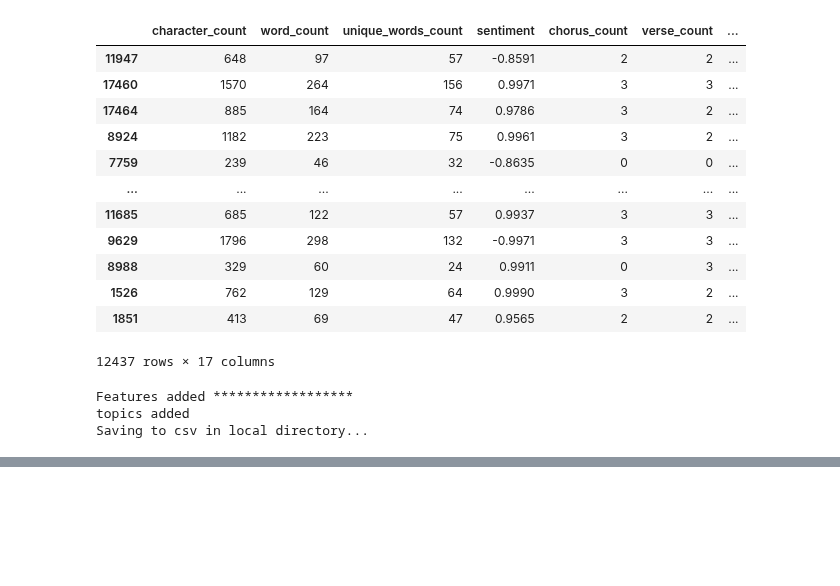
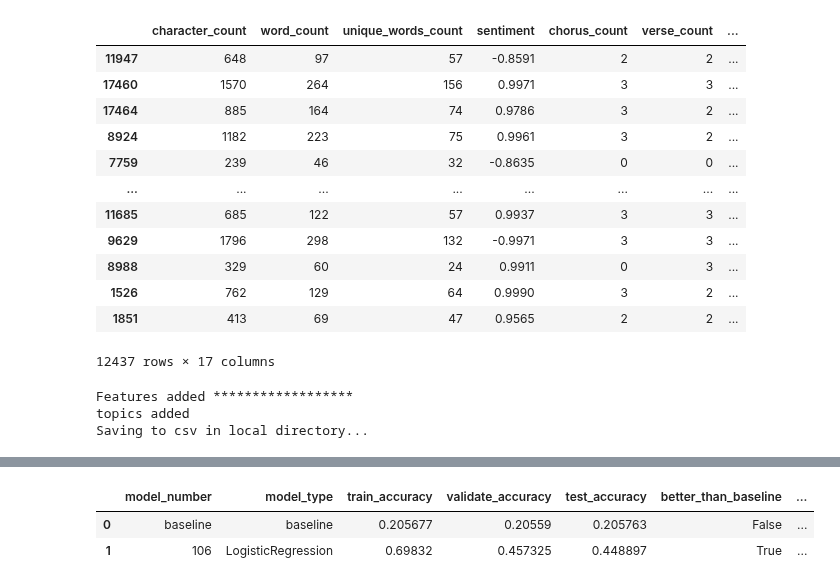
Before and after one commit to CBRJ-Lyrical-Metrics/lyrical-evolution-capstone, a Jupyter notebook: Drafts/chris_work.ipynb, the cells around one changed output, grey strips where cells are left out. Cells and saved outputs as stored; diff of their text form; code cells hidden in the pictures; blank space fills up the shorter version.

Commit message:
update report, model, prep

```diff
--- a/Drafts/chris_work.ipynb
+++ b/Drafts/chris_work.ipynb
@@ -1068,0 +1112,84 @@ Reading from csv...
+# %%
+df = prep.get_data()
+# remove incomplete decades (1950, 2020)
+df = df[(df.decade != 1950) & (df.decade != 2020)]
+# make vectorizer
+tfidf = TfidfVectorizer()
+# fit the vectorizer to the data and make df
+print("applying tfidf to data", end="\r")
+X = tfidf.fit_transform(df["lyrics"])
+y = df["decade"]
+
+# split data into train and test
+print("splitting data", end="\r")
+X_train, X_validate, X_test, y_train, y_validate, y_test = prep.split_data_xy(
+    X, y
+)
+train = pd.DataFrame(dict(actual=y_train))
+validate = pd.DataFrame(dict(actual=y_validate))
+test = pd.DataFrame(dict(actual=y_test))
+# get mode to use as baseline
+mode = df.decade.mode().values[0]
+# get baseline_accuracy
+train_baseline = model.baseline_accuracy(train, mode)
+validate_baseline = model.baseline_accuracy(validate, mode)
+test_baseline = model.baseline_accuracy(test, mode)
+# make a df for results
+results = pd.DataFrame()
+# make baseline model
+print("running baseline", end="\r")
+
+baseline_model = pd.Series(
+    {
+        "model_number": "baseline",
+        "model_type": "baseline",
+        "train_accuracy": train_baseline,
+        "validate_accuracy": validate_baseline,
+        "test_accuracy": test_baseline,
+        "better_than_baseline": False,
+        "baseline_accuracy": validate_baseline,
+    }
+)
+# add baseline model to results df
+results = pd.concat([results, baseline_model], axis=0)
+# make more models varying solver
+model_number = 106  # start at 106 because other models are run first
+c_values = [1]
+for solver in ["lbfgs"]:
+    print(
+        f'Using solver: {solver} out of "liblinear", "lbfgs", "newton-cg", "sag", "saga"',
+        end="\r",
+    )
+    for c in c_values:
+        # make the model
+        lm = LogisticRegression(C=c, solver=solver).fit(X_train, y_train)
+        # run model on data splits
+        train["predicted"] = lm.predict(X_train)
+        validate["predicted"] = lm.predict(X_validate)
+        test["predicted"] = lm.predict(X_test)
+        # make results series to add to results df
+        stats = pd.Series(
+            {
+                "model_number": model_number,
+                "model_type": "LogisticRegression",
+                "solver": solver,
+                "C": c,
+                "train_accuracy": accuracy_score(y_train, train["predicted"]),
+                "validate_accuracy": accuracy_score(
+                    y_validate, validate["predicted"]
+                ),
+                "test_accuracy": accuracy_score(y_test, test["predicted"]),
+                "baseline_accuracy": validate_baseline,
+                "better_than_baseline": accuracy_score(
+                    y_validate, validate["predicted"]
+                )
+                > validate_baseline,
+            }
+        )
+        # add to results df
+        results = pd.concat([results, stats], axis=1)
+        model_number += 1
+print("******* Returning Results ***********", end="\r")
+
+results.T.reset_index(drop=True)
+# %% [output]
@@ -1068,0 +1198,3 @@ Reading from csv...
+|  | model_number | model_type | train_accuracy | validate_accuracy | test_accuracy | better_than_baseline | ... |
+| 0 | baseline | baseline | 0.205677 | 0.20559 | 0.205763 | False | ... |
+| 1 | 106 | LogisticRegression | 0.69832 | 0.457325 | 0.448897 | True | ... |
```
Also changed, not shown: parts of 10 cells of this notebook, 1 other file.
